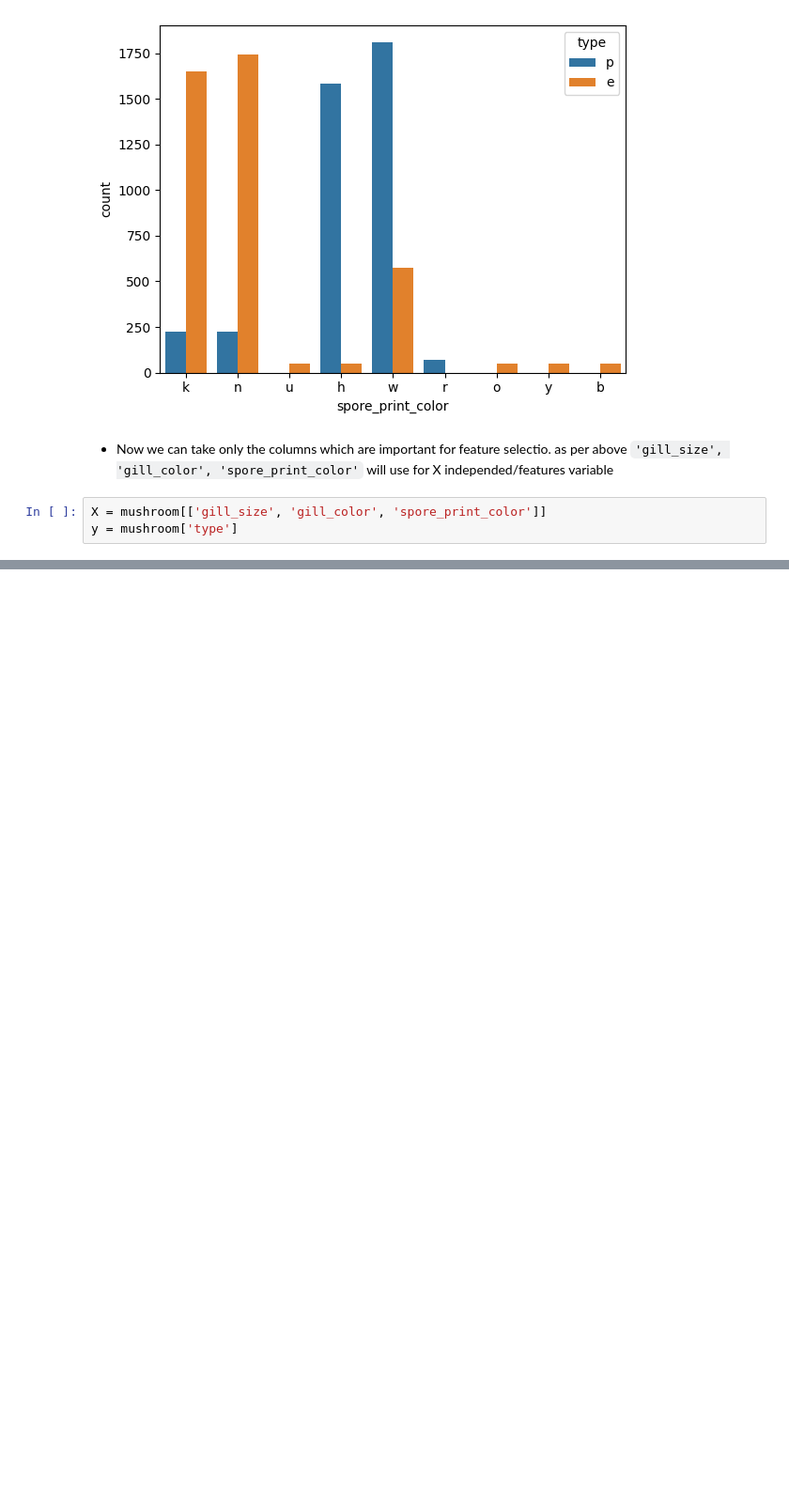
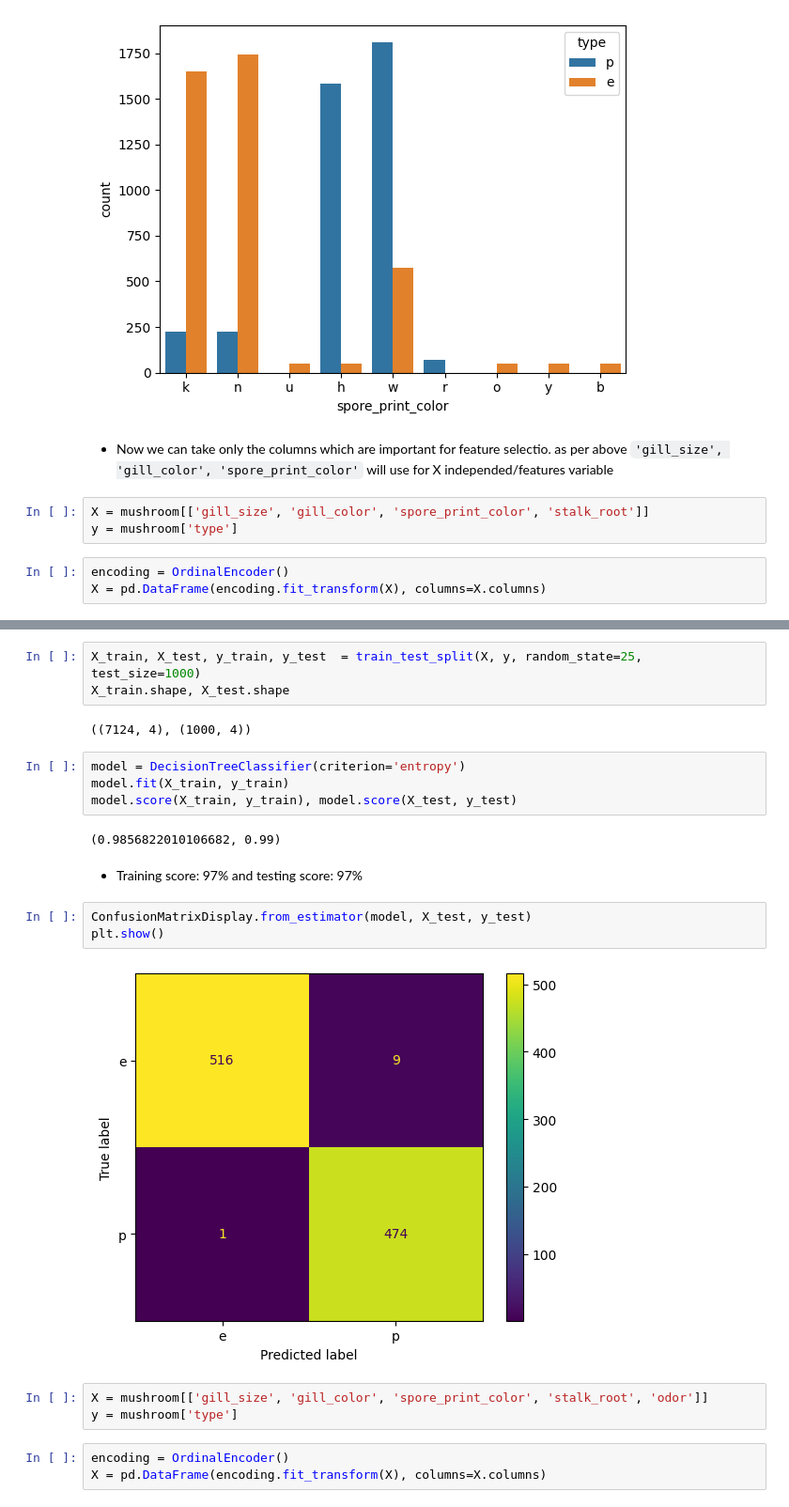
Before and after one commit to dasharepani/decisiontree, a Jupyter notebook: DT_1015_OE_Mushroom_data-1.ipynb, the cells around one changed output, grey strips where cells are left out. Shown at 94% size. Saved outputs shown, nothing was run; the diff lists cells and outputs as text; blank space fills up the shorter version.

```diff
--- a/DT_1015_OE_Mushroom_data-1.ipynb
+++ b/DT_1015_OE_Mushroom_data-1.ipynb
@@ -204,5 +204,8 @@ plt.show()
 # %% [markdown]
 - Now we can take only the columns which are important for feature selectio. as per above `'gill_size', 'gill_color', 'spore_print_color'` will use for X independed/features variable
 # %%
-X = mushroom[['gill_size', 'gill_color', 'spore_print_color']]
+X = mushroom[['gill_size', 'gill_color', 'spore_print_color', 'stalk_root']]
 y = mushroom['type']
+# %%
+encoding = OrdinalEncoder()
+X = pd.DataFrame(encoding.fit_transform(X), columns=X.columns)
@@ -208,0 +228,24 @@ y = mushroom['type']
+# %%
+X_train, X_test, y_train, y_test  = train_test_split(X, y, random_state=25, test_size=1000)
+X_train.shape, X_test.shape
+# %% [output]
+((7124, 4), (1000, 4))
+# %%
+model = DecisionTreeClassifier(criterion='entropy')
+model.fit(X_train, y_train)
+model.score(X_train, y_train), model.score(X_test, y_test)
+# %% [output]
+(0.9856822010106682, 0.99)
+# %% [markdown]
+- Training score: 97% and testing score: 97%
+# %%
+ConfusionMatrixDisplay.from_estimator(model, X_test, y_test)
+plt.show()
+# %% [output]
+[figure, added]
+# %%
+X = mushroom[['gill_size', 'gill_color', 'spore_print_color', 'stalk_root', 'odor']]
+y = mushroom['type']
+# %%
+encoding = OrdinalEncoder()
+X = pd.DataFrame(encoding.fit_transform(X), columns=X.columns)
```
Also changed, not shown: parts of 10 cells of this notebook, 1 other file.
